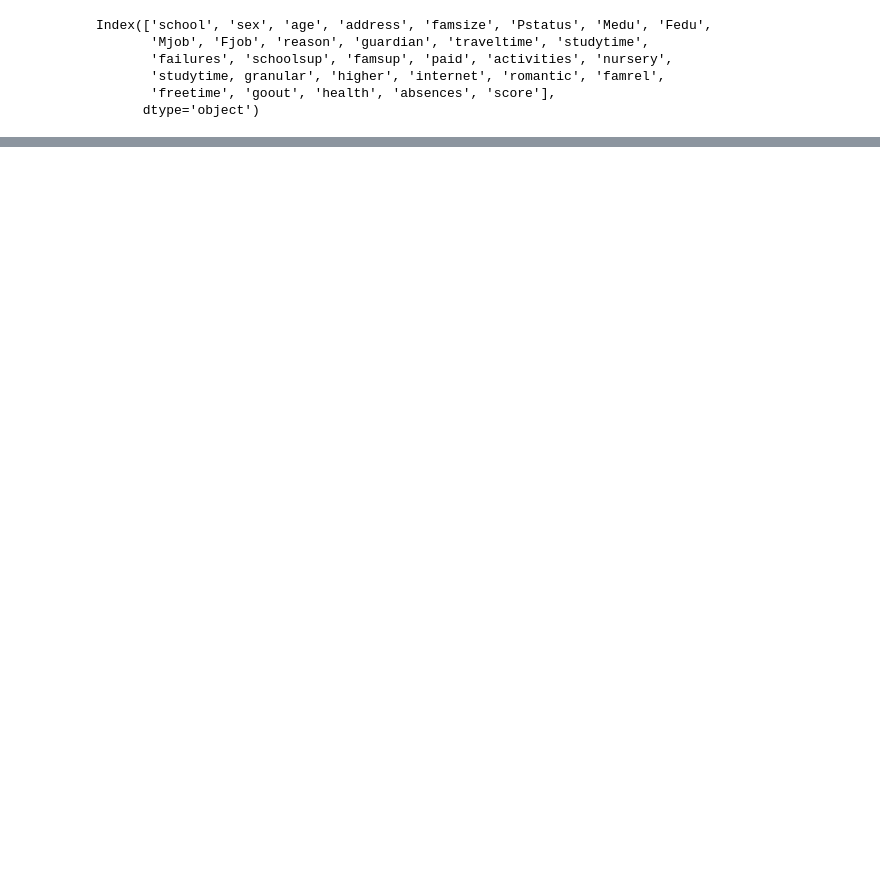
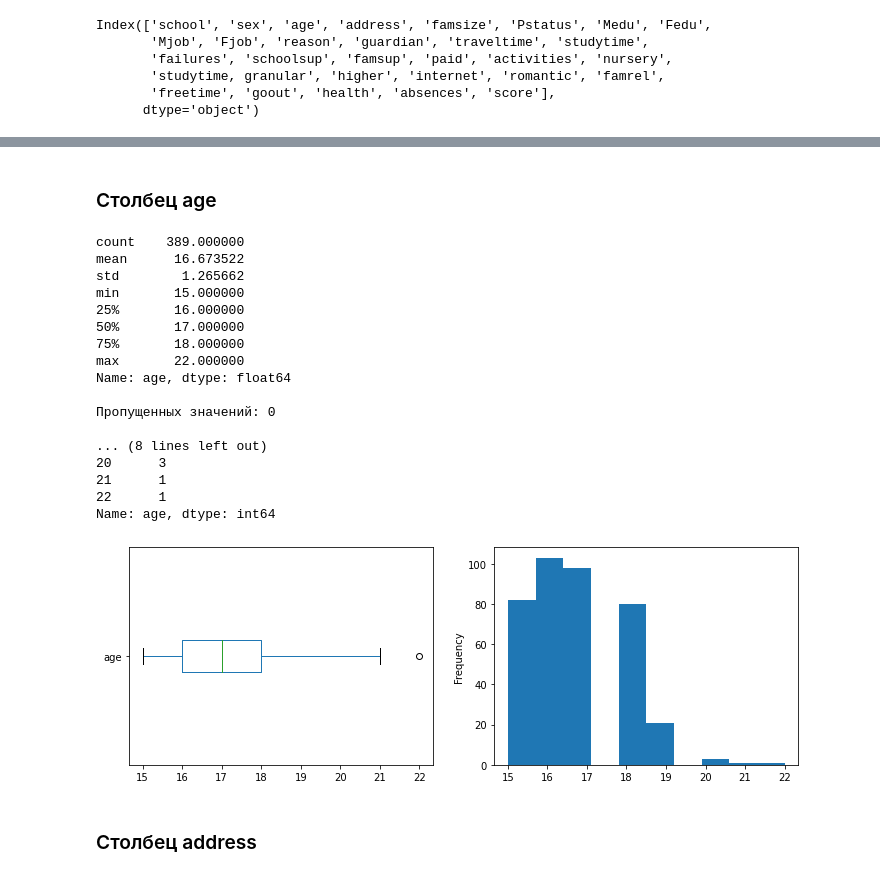
Before and after one commit to anya-chocolat/SkillFactory, a Jupyter notebook: module_2/math_students_EDA.ipynb, the cells around one changed output, grey strips where cells are left out. Cells and saved outputs as stored; diff of their text form; code cells hidden in the pictures; blank space fills up the shorter version.

```diff
--- a/module_2/math_students_EDA.ipynb
+++ b/module_2/math_students_EDA.ipynb
@@ -139,0 +280,32 @@ df.isna()
+# %% [markdown]
+### Столбец age
+# %%
+# Следующий столбец - возраст ученика
+
+show_info('age')
+
+# Пропущенных значений нет, выбросов нет (22 не считается выбросом,
+# так как находится в рамках заданного диапазона)
+# Возраст учеников варьируется от 15 до 22 лет, большинству от 15 до 18 лет
+# Несимметричное распределение, смещенное вправо (положительное распределение)
+# %% [output]
+count    389.000000
+mean      16.673522
+std        1.265662
+min       15.000000
+25%       16.000000
+50%       17.000000
+75%       18.000000
+max       22.000000
+Name: age, dtype: float64
+
+Пропущенных значений: 0
+
+... (8 lines left out)
+20      3
+21      1
+22      1
+Name: age, dtype: int64
+[figure, added]
+# %% [markdown]
+### Столбец address
```
Also changed, not shown: parts of 98 cells of this notebook.
